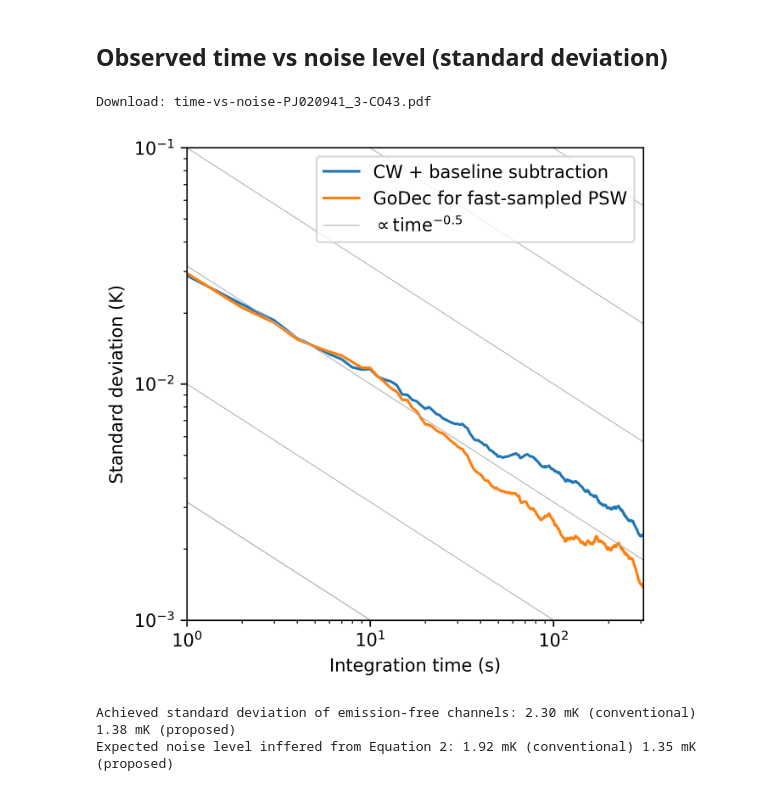
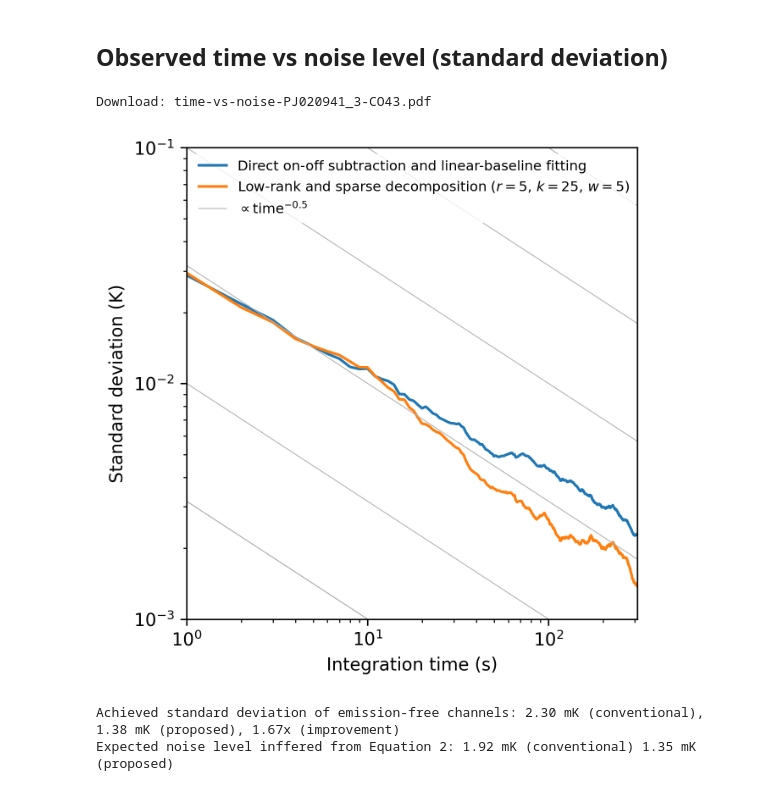
Before and after one commit to astropenguin/taniguchi-2021-analysis, a Jupyter notebook: notes/2020-05-07/analysis-PJ020941.3-CO43.ipynb, the cells around one changed output. Drawn from its saved outputs; the diff is of its cells as text; code cells hidden in the pictures.

```diff
--- a/notes/2020-05-07/analysis-PJ020941.3-CO43.ipynb
+++ b/notes/2020-05-07/analysis-PJ020941.3-CO43.ipynb
@@ -170,17 +170,17 @@ cmap_pm.set_bad("black")
 ax = axes[0]
 im = ax.imshow(cov(T_cal_org)[1:, 1:], origin="lower", cmap=cmap)
 fig.colorbar(im, ax=ax, orientation="horizontal", label="Normalized covariance")
-ax.set_title("CW calibration")
+ax.set_title("Direct on-off subtraction")
 
 ax = axes[1]
 im = ax.imshow(cov(T_cal)[1:, 1:], origin="lower", cmap=cmap_pm, vmin=-0.25, vmax=0.25)
 fig.colorbar(im, ax=ax, orientation="horizontal", extend="both", label="Normalized covariance")
-ax.set_title("CW + baseline subtraction")
+ax.set_title("Direct on-off subtraction\nand linear-baseline fitting")
 
 ax = axes[2]
 im = ax.imshow(cov(T_cal_re)[1:, 1:], origin="lower", cmap=cmap_pm, vmin=-0.25, vmax=0.25)
 fig.colorbar(im, ax=ax, orientation="horizontal", extend="both", label="Normalized covariance")
-ax.set_title("GoDec for fast-sampled PSW")
+ax.set_title(f"Low-rank and sparse decom-\nposition ($r={r}$, $k={k}$, $w={w}$)")
 
 for i, ax in enumerate(axes.flatten()):
     ax.set_xticks([])
@@ -226,34 +226,35 @@ Download: covariance-histogram-PJ020941_3-CO43.pdf
 # %%
 fig, ax = plt.subplots(figsize=(4.5, 4.5), dpi=300)
 
-ax.plot(cumint, cumstd, label="CW + baseline subtraction")
-ax.plot(cumint, cumstd_re, label="GoDec for fast-sampled PSW")
+ax.plot(cumint, cumstd, label="Direct on-off subtraction and linear-baseline fitting")
+ax.plot(cumint, cumstd_re, label=f"Low-rank and sparse decomposition ($r={r}$, $k={k}$, $w={w}$)")
 
 for i, dex in enumerate([-2.5, -2.0, -1.5, -1.0, -0.5, 0.0]):
     if i == 0:
         label = "$\propto \mathrm{time}^{-0.5}$"
         ax.plot(cumint, 10**dex * cumint**-0.5, lw=0.5, c="#b0b0b0", label=label)
 
     ax.plot(cumint, 10**dex * cumint**-0.5, lw=0.5, c="#b0b0b0")
 
 ax.set_xlabel("Integration time (s)")
 ax.set_ylabel("Standard deviation (K)")
 ax.set_xlim(cumint.min(), cumint.max())
 ax.set_ylim(1e-3, 1e-1)
 ax.set_xscale("log")
 ax.set_yscale("log")
-ax.legend(loc="upper right")
+ax.legend(loc="upper left", frameon=True, fontsize=7.8, edgecolor="1.0")
 
 fig.tight_layout()
 savefig_in_notebook(fig, "time-vs-noise-PJ020941_3-CO43.pdf")
 # %% [output]
 Download: time-vs-noise-PJ020941_3-CO43.pdf
-[figure, old version]
+[figure, new version]
 # %%
 print(
     "Achieved standard deviation of emission-free channels:",
-    f"{1e3*cumstd[-1].values:.2f} mK (conventional)",
-    f"{1e3*cumstd_re[-1].values:.2f} mK (proposed)"
+    f"{1e3*cumstd[-1].values:.2f} mK (conventional),",
+    f"{1e3*cumstd_re[-1].values:.2f} mK (proposed),",
+    f"{(cumstd[-1]/cumstd_re[-1]).values:.2f}x (improvement)"
 )
 
 print(
@@ -262,5 +263,5 @@ print(
     f"{(1e3 * T_cal.T_sys[:, 1:-1].median() / np.sqrt(cumint[-1] * 0.02e9)).values:.2f} mK (proposed)"
 )
 # %% [output]
-Achieved standard deviation of emission-free channels: 2.30 mK (conventional) 1.38 mK (proposed)
+Achieved standard deviation of emission-free channels: 2.30 mK (conventional), 1.38 mK (proposed), 1.67x (improvement)
 Expected noise level inffered from Equation 2: 1.92 mK (conventional) 1.35 mK (proposed)
```
Also changed, not shown: parts of 3 cells of this notebook, 2 other files.
